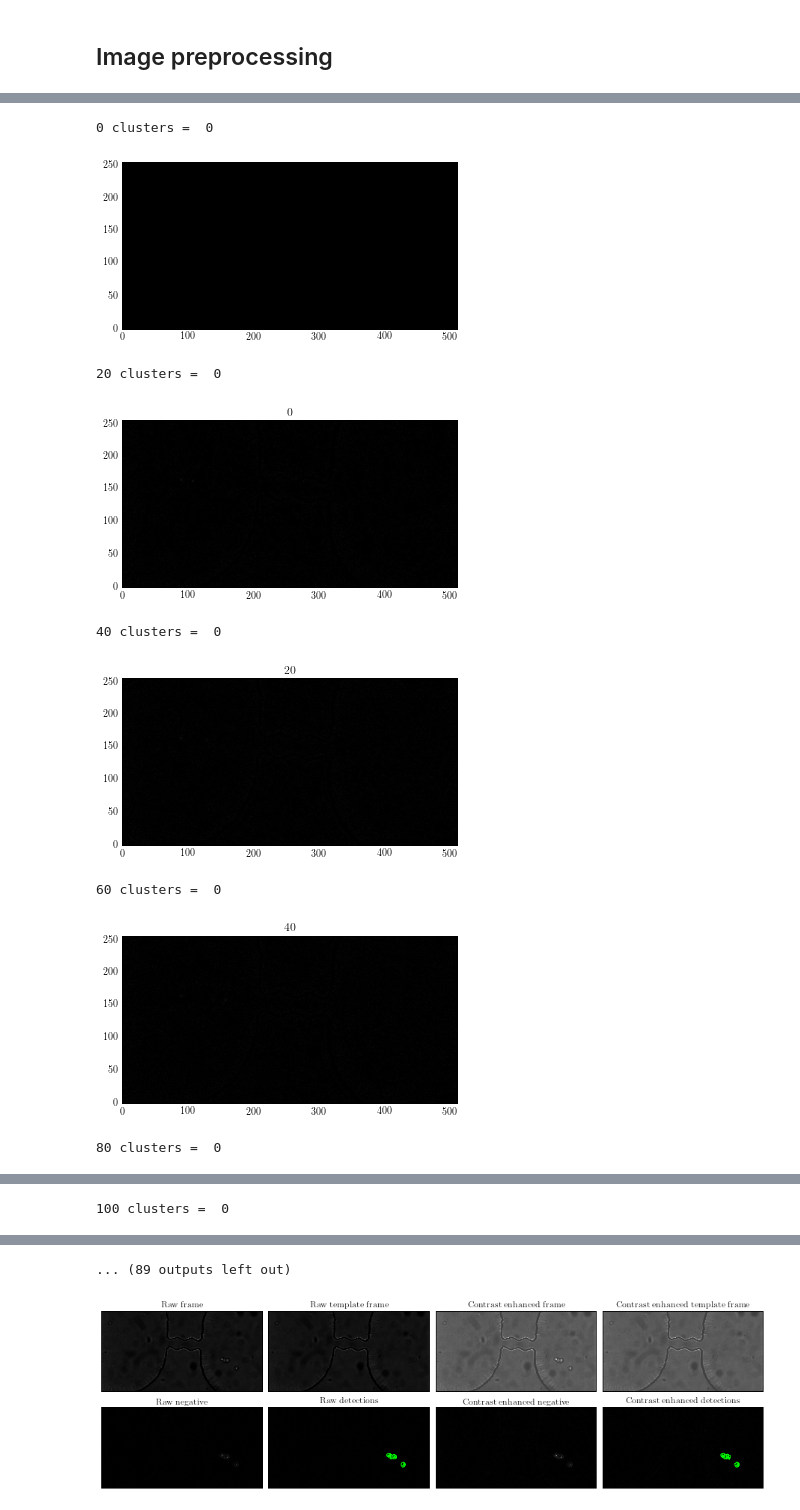
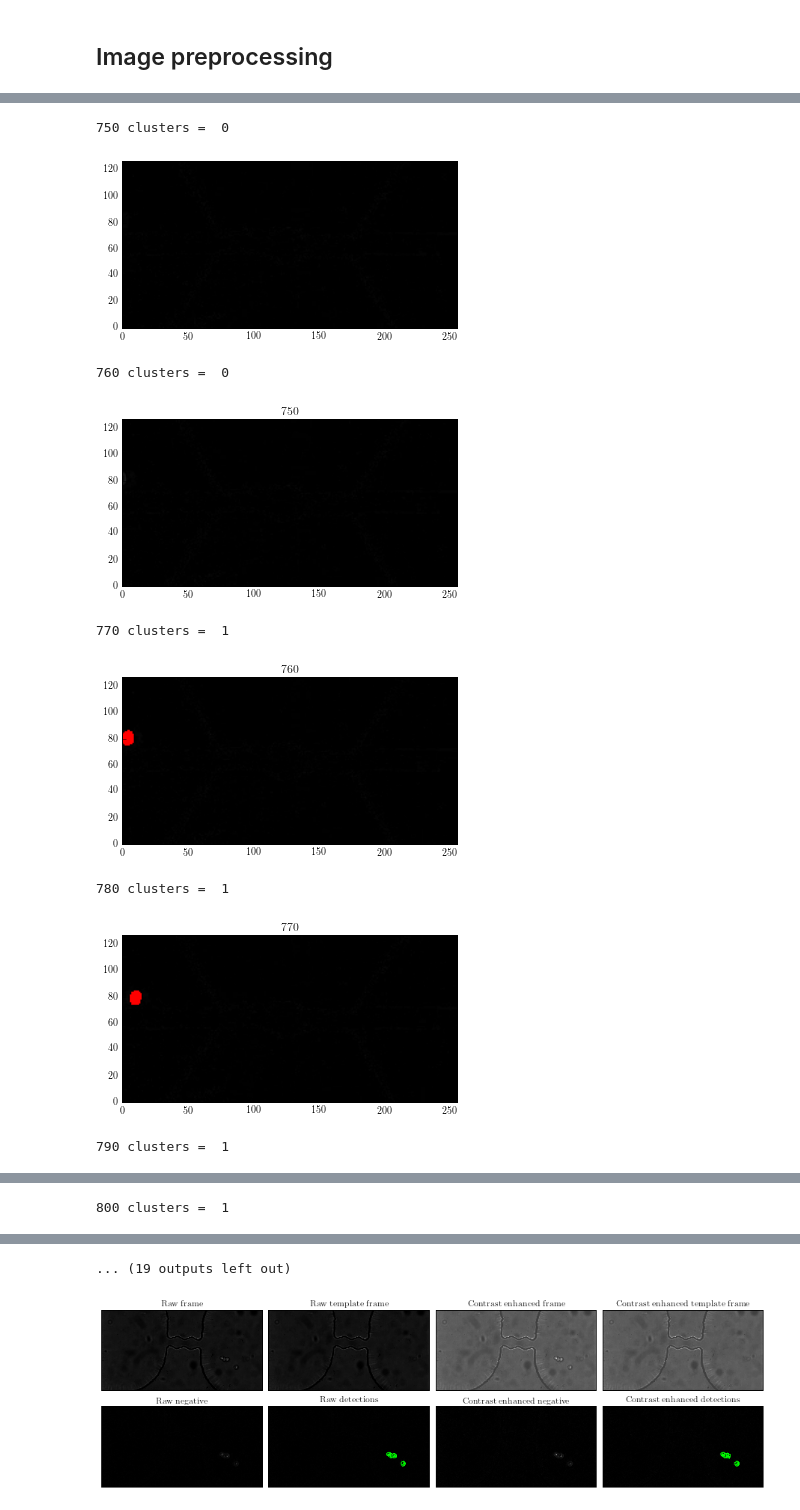
Before and after one commit to tphinkle/pore_stats, a Jupyter notebook: lab.ipynb, the cells around one changed output, grey strips where cells are left out. Saved outputs shown, nothing was run; the diff lists cells and outputs as text; code cells hidden in the pictures.

```diff
--- a/lab.ipynb
+++ b/lab.ipynb
@@ -101,8 +101,8 @@ reload(oi)
 # %% [output]
 <module 'optical_imaging' from 'optical_imaging.pyc'>
 # %%
-file_directory='/home/preston/Desktop/Science/Research/cancer_cells/data/8-18-2016/oi_rp/vid/'
-file_name=file_directory + 'section.mp4'
+file_directory='/home/preston/Desktop/Science/Research/cancer_cells/data/10-6-2016/150_17p5-30-17p5/mp4/'
+file_name = file_directory + 'hct-116_no-thick_pr0125_0000.mp4'
 filepath_bvi = '/home/preston/Desktop/Science/Research/cancer_cells/data/8-18-2016/oi_rp/bvi/HCT-116_pr0005_0000.bvi'
 vid = oi_file.open_video_connection(file_name)
 # %% [markdown]
@@ -120,13 +120,13 @@ def preprocess_frame(frame, alpha, beta):
 
     return new_frame
 # %%
-alpha = 1.5#3.25#10.0
-beta = 0.25#.01
+alpha = 3.#10.0
+beta = -.75#.01
 threshold_difference = .0225#.03
-cluster_threshold = 100
+cluster_threshold = 40
 
-frame_template = oi_file.get_frame_vid(vid, 0)
-frame = oi_file.get_frame_vid(vid, 200)
+frame_template = oi_file.get_frame_vid(vid, 840)
+frame = oi_file.get_frame_vid(vid, 840)
 
 frame_template_processed = preprocess_frame(frame_template, alpha, beta)
 frame_processed = preprocess_frame(frame, alpha, beta)
@@ -133,44 +152,44 @@ frame_processed = preprocess_frame(frame, alpha, beta)
 # %%
 frame_template = oi_file.get_frame_vid(vid, 0)
 frame_template_processed = preprocess_frame(frame_template, alpha, beta)
-for f in range(0,1000,20):
+for f in range(750, 900,10):
 
 
     frame = oi_file.get_frame_vid(vid, f)
 
 
     frame_processed = preprocess_frame(frame, alpha, beta)
     negative_frame = abs(frame_processed - frame_template_processed)
 
 
     highlighted_frame = np.empty((negative_frame.shape[0], negative_frame.shape[1], 3))
 
     for i in range(negative_frame.shape[0]):
         for j in range(negative_frame.shape[1]):
             highlighted_frame[i,j,0] = negative_frame[i,j]
             highlighted_frame[i,j,1] = negative_frame[i,j]
             highlighted_frame[i,j,2] = negative_frame[i,j]
 
     clusters = oi.find_clusters_percentage_based(frame_processed, frame_template_processed,\
                                              threshold_difference = threshold_difference, \
                                              cluster_threshold = cluster_threshold)
     print f, 'clusters = ', len(clusters)
     for k, cluster in enumerate(clusters):
         for point in cluster:
             highlighted_frame[point[0], point[1],0] = 1.*(len(clusters)-k)/len(clusters)
             highlighted_frame[point[0], point[1],1] = 1.*k/len(clusters)
             highlighted_frame[point[0], point[1],2] = 0
     #plt.imshow(frame_processed, cmap = 'gray', vmin = 0, vmax = 1)
     plt.imshow(highlighted_frame, origin = 'lower', vmin = 0, vmax = 1)
     plt.show()
     plt.title(str(f))
 # %% [output]
-0 clusters =  0
+750 clusters =  0
-[figure, old version]
+[figure, new version]
-20 clusters =  0
+760 clusters =  0
-[figure, old version]
+[figure, new version]
-40 clusters =  0
+770 clusters =  1
-[figure, old version]
+[figure, new version]
-60 clusters =  0
+780 clusters =  1
-[figure, old version]
+[figure, new version]
-80 clusters =  0
+790 clusters =  1
@@ -178 +197 @@ for f in range(0,1000,20):
-100 clusters =  0
+800 clusters =  1
@@ -180,4 +199,4 @@ for f in range(0,1000,20):
-... (89 outputs left out)
+... (19 outputs left out)
 # %%
 # Set up figure
 fig = plt.figure(figsize = (16,4))
```
Also changed, not shown: parts of 3 cells of this notebook, 17 other files.
